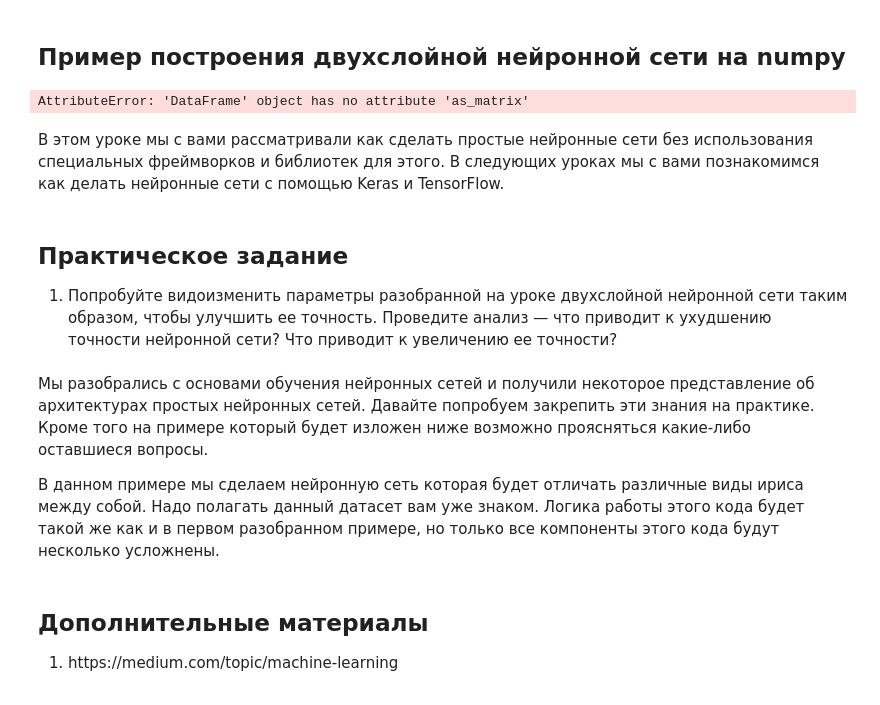
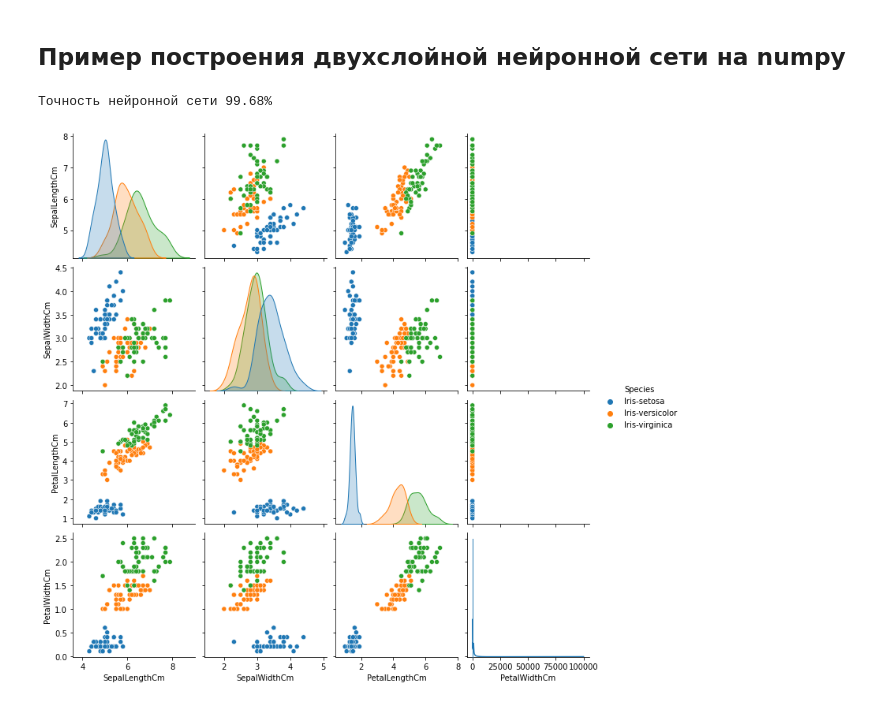
Before and after one commit to KCH0000/Data-Science-Study-Progress, a Jupyter notebook: neural-networks-basics/lesson_1.ipynb, the cells around one changed output. Cells and saved outputs as stored; diff of their text form; code cells hidden in the pictures.

```diff
--- a/neural-networks-basics/lesson_1.ipynb
+++ b/neural-networks-basics/lesson_1.ipynb
@@ -174,13 +174,12 @@ def normalize(X, axis=-1, order=2):
 
 
 ### Шаг 2. Подготовка тренировочных данных
-# получения данных из csv файла. укажите здесь путь к файлу Iris.csv
 iris_data = pd.read_csv("Iris.csv")
-# print(iris_data.head()) # расскоментируйте, чтобы посмотреть структуру данных
+# print(iris_data.head())
 
 # репрезентация данных в виде графиков
 g = sns.pairplot(iris_data.drop("Id", axis=1), hue="Species")
-# plt.show() # расскоментируйте, чтобы посмотреть
+# plt.show()
 
 # замена текстовых значений на цифровые
 iris_data['Species'].replace(['Iris-setosa', 'Iris-virginica', 'Iris-versicolor'], [0, 1, 2], inplace=True)
@@ -188,15 +187,14 @@ iris_data['Species'].replace(['Iris-setosa', 'Iris-virginica', 'Iris-versicolor'
 # формирование входных данных
 columns = ['SepalLengthCm', 'SepalWidthCm', 'PetalLengthCm', 'PetalWidthCm']
 x = pd.DataFrame(iris_data, columns=columns)
-x = normalize(x.as_matrix())
+x = normalize(x.values)
 
 # формирование выходных данных(результатов)
 columns = ['Species']
 y = pd.DataFrame(iris_data, columns=columns)
-y = y.as_matrix()
+y = y.values
 y = y.flatten()
 y = to_one_hot(y)
-
 # Разделение данных на тренировочные и тестовые
 X_train, X_test, y_train, y_test = train_test_split(x, y, test_size=0.33)
 
@@ -215,50 +213,33 @@ errors = []
 for i in range(100000):
 
     # прямое распространение(feed forward)
     layer0 = X_train
     layer1 = sigmoid(np.dot(layer0, w0))
     layer2 = sigmoid(np.dot(layer1, w1))
 
     # обратное распространение(back propagation) с использованием градиентного спуска
     layer2_error = y_train - layer2
     layer2_delta = layer2_error * sigmoid_deriv(layer2)
 
     layer1_error = layer2_delta.dot(w1.T)
     layer1_delta = layer1_error * sigmoid_deriv(layer1)
 
     w1 += layer1.T.dot(layer2_delta) * n
     w0 += layer0.T.dot(layer1_delta) * n
 
     error = np.mean(np.abs(layer2_error))
     errors.append(error)
     accuracy = (1 - error) * 100
 
 
 ### Шаг 4. Демонстрация полученных результатов
 # черчение диаграммы точности в зависимости от обучения
 plt.plot(errors)
 plt.xlabel('Обучение')
 plt.ylabel('Ошибка')
-plt.show() # расскоментируйте, чтобы посмотреть
+# plt.show() # расскоментируйте, чтобы посмотреть
 
 print("Точность нейронной сети " + str(round(accuracy,2)) + "%")
 # %% [output]
-AttributeError: 'DataFrame' object has no attribute 'as_matrix'
+Точность нейронной сети 99.68%
+[figure, added]
-# %% [markdown]
-В этом уроке мы с вами рассматривали как сделать простые нейронные сети без использования специальных фреймворков и библиотек для этого. В следующих уроках мы с вами познакомимся как делать нейронные сети с помощью Keras и TensorFlow.
-# %% [markdown]
-## Практическое задание
-
-<ol>
-    <li>Попробуйте видоизменить параметры разобранной на уроке двухслойной нейронной сети таким образом, чтобы улучшить ее точность. Проведите анализ — что приводит к ухудшению точности нейронной сети? Что приводит к увеличению ее точности?</li>
-</ol>
-# %% [markdown]
-Мы разобрались с основами обучения нейронных сетей и получили некоторое представление об архитектурах простых нейронных сетей. Давайте попробуем закрепить эти знания на практике. Кроме того на примере который будет изложен ниже возможно проясняться какие-либо оставшиеся вопросы.
-
-В данном примере мы сделаем нейронную сеть которая будет отличать различные виды ириса между собой. Надо полагать данный датасет вам уже знаком. Логика работы этого кода будет такой же как и в первом разобранном примере, но только все компоненты этого кода будут несколько усложнены.
-# %% [markdown]
-## Дополнительные материалы
-
-<ol>
-    <li>https://medium.com/topic/machine-learning</li>
-</ol>
```
Also changed, not shown: parts of 1 cell of this notebook.
